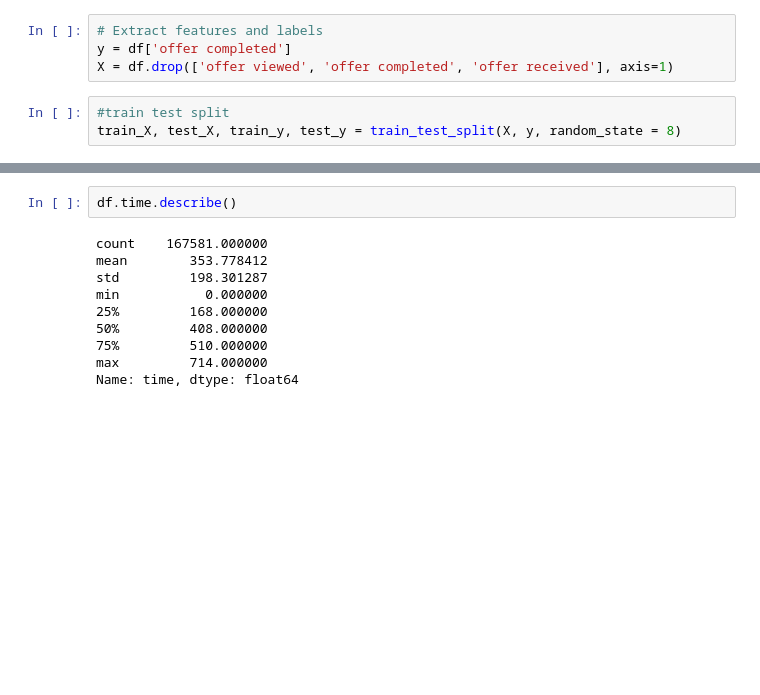
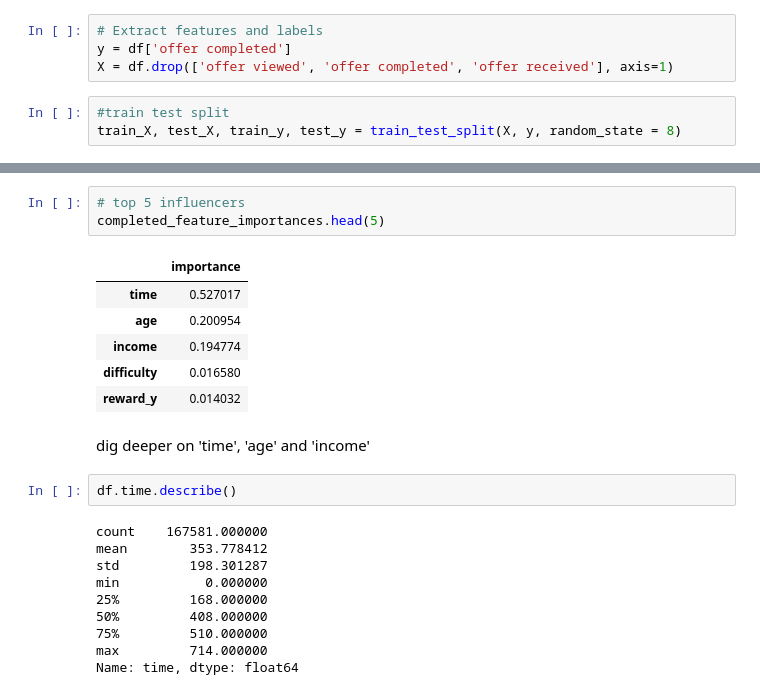
Before and after one commit to Martinsjsu/Starbuck_Promotion_Data_Analysis, a Jupyter notebook: Starbucks_Capstone_notebook.ipynb, the cells around one changed output, grey strips where cells are left out. Saved outputs shown, nothing was run; the diff lists cells and outputs as text; blank space fills up the shorter version.

```diff
--- a/Starbucks_Capstone_notebook.ipynb
+++ b/Starbucks_Capstone_notebook.ipynb
@@ -739,5 +753,17 @@ completed_feature_importances
 | transaction | 0.000000 |
 | email | 0.000000 |
+# %%
+# top 5 influencers
+completed_feature_importances.head(5)
+# %% [output]
+|  | importance |
+| time | 0.527017 |
+| age | 0.200954 |
+| income | 0.194774 |
+| difficulty | 0.016580 |
+| reward_y | 0.014032 |
+# %% [markdown]
+dig deeper on 'time', 'age' and 'income'
 # %%
 df.time.describe()
 # %% [output]
```
Also changed, not shown: parts of 27 cells of this notebook.
